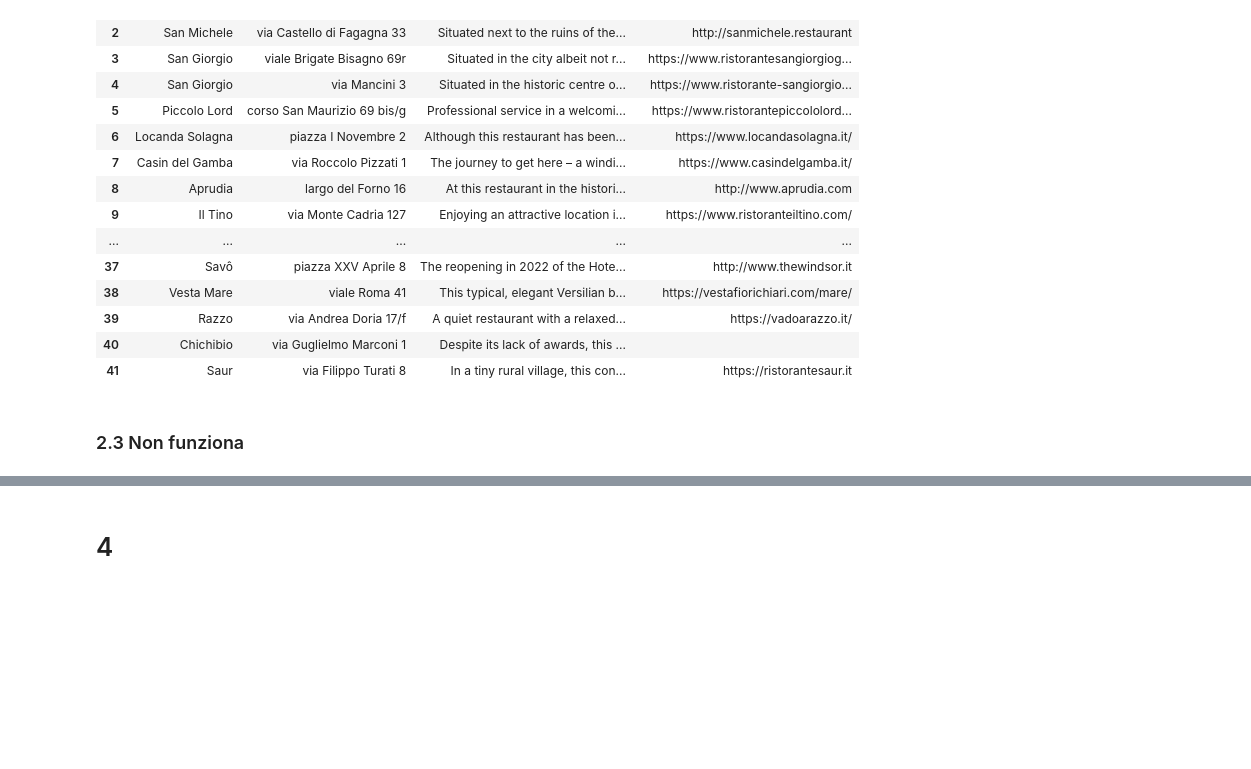
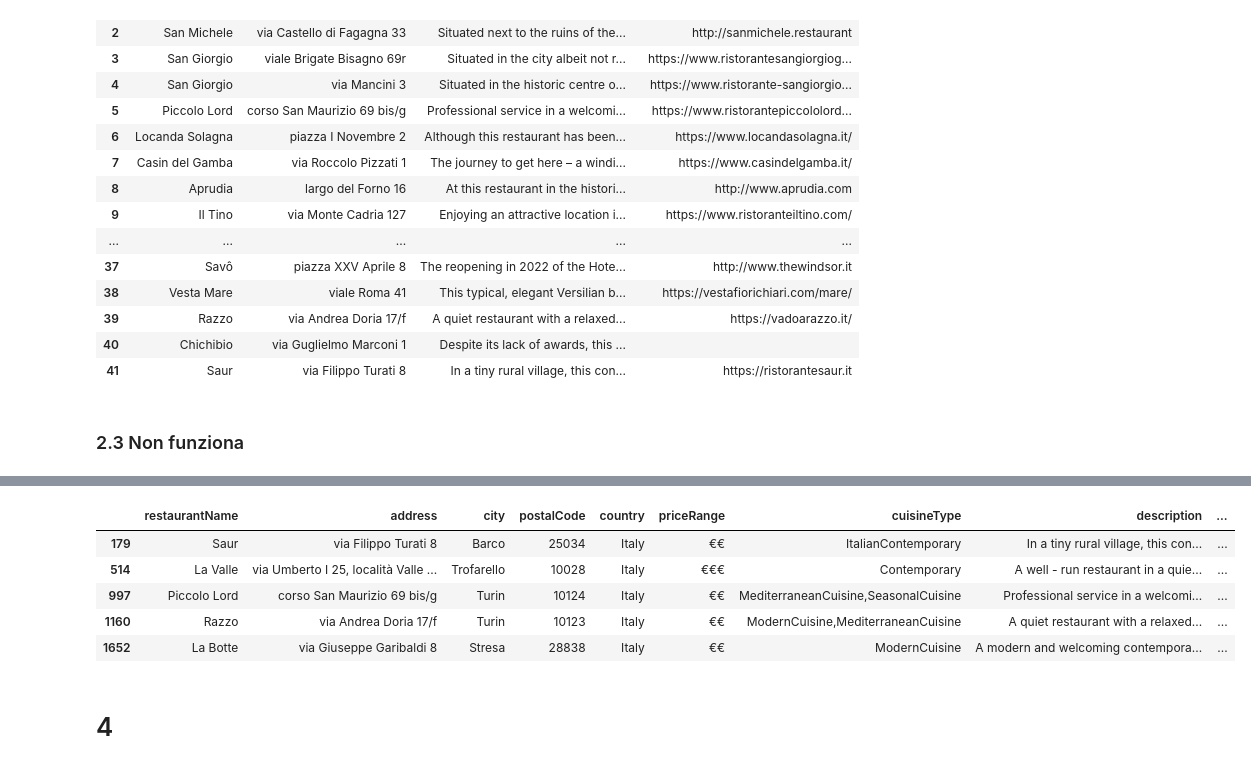
Before and after one commit to yaraoyoussef/ADM-HW3, a Jupyter notebook: main.ipynb, the cells around one changed output, grey strips where cells are left out. Saved outputs shown, nothing was run; the diff lists cells and outputs as text; code cells hidden in the pictures; blank space fills up the shorter version.

```diff
--- a/main.ipynb
+++ b/main.ipynb
@@ -371,3 +372,12 @@ ranked_search_with_cosine(query="modern seasonal cuisine")
+# %%
+matching_rows = df_restaurants.loc[df_restaurants.index.isin(a.index)]
+# %% [output]
+|  | restaurantName | address | city | postalCode | country | priceRange | cuisineType | description | ... |
+| 179 | Saur | via Filippo Turati 8 | Barco | 25034 | Italy | €€ | ItalianContemporary | In a tiny rural village, this con... | ... |
+| 514 | La Valle | via Umberto I 25, località Valle ... | Trofarello | 10028 | Italy | €€€ | Contemporary | A well - run restaurant in a quie... | ... |
+| 997 | Piccolo Lord | corso San Maurizio 69 bis/g | Turin | 10124 | Italy | €€ | MediterraneanCuisine,SeasonalCuisine | Professional service in a welcomi... | ... |
+| 1160 | Razzo | via Andrea Doria 17/f | Turin | 10123 | Italy | €€ | ModernCuisine,MediterraneanCuisine | A quiet restaurant with a relaxed... | ... |
+| 1652 | La Botte | via Giuseppe Garibaldi 8 | Stresa | 28838 | Italy | €€ | ModernCuisine | A modern and welcoming contempora... | ... |
 # %% [markdown]
 # 4
 # %% [markdown]
```
Also changed, not shown: parts of 20 cells of this notebook, 1 other file.
